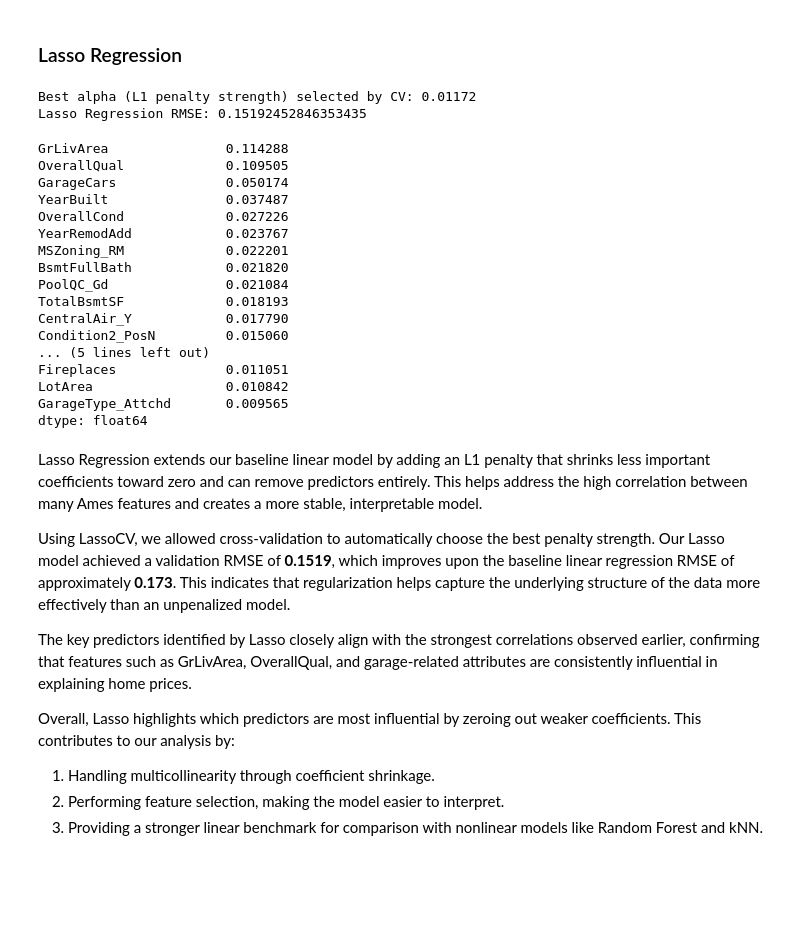
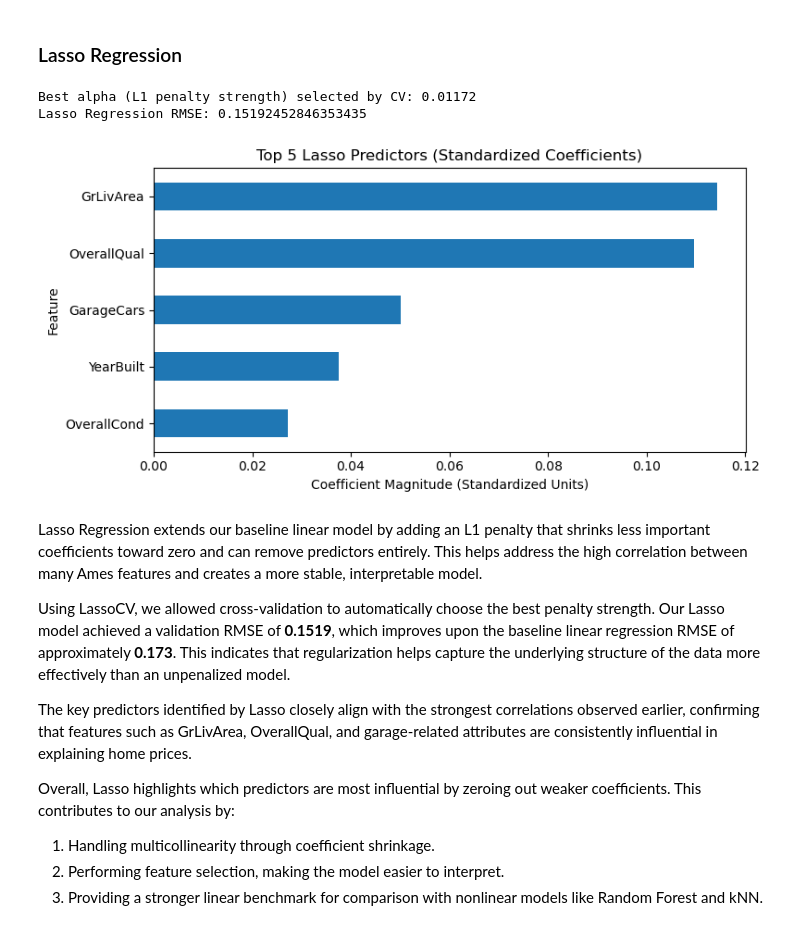
Before and after one commit to TylerDoan-0515/housing-price-prediction, a Jupyter notebook: housing_price_prediction.ipynb, the cells around one changed output. Cells and saved outputs as stored; diff of their text form; code cells hidden in the pictures; blank space fills up the shorter version.

```diff
--- a/housing_price_prediction.ipynb
+++ b/housing_price_prediction.ipynb
@@ -410,53 +402,44 @@ In this section, we extend our baseline model by exploring three additional appr
 from sklearn.linear_model import LassoCV
 from sklearn.pipeline import Pipeline
 from sklearn.preprocessing import StandardScaler
 
 alphas = np.logspace(-4, 0, 30)
 
 lasso_pipeline = Pipeline([
     ("scaler", StandardScaler()),
     ("lasso", LassoCV(alphas=alphas, cv=5, max_iter=20000, random_state=42))
 ])
 
 lasso_pipeline.fit(X_train, y_train)
 
 best_alpha = lasso_pipeline.named_steps["lasso"].alpha_
 print(f"Best alpha (L1 penalty strength) selected by CV: {best_alpha:.5f}")
 
 y_pred_lasso = lasso_pipeline.predict(X_val)
 rmse_lasso = np.sqrt(mean_squared_error(y_val, y_pred_lasso))
 print(f"Lasso Regression RMSE: {rmse_lasso}")
 
 lasso_coefs = pd.Series(
     lasso_pipeline.named_steps["lasso"].coef_,
     index=X_train.columns
 )
+nonzero_coefs = lasso_coefs[lasso_coefs != 0]
+top5 = nonzero_coefs.abs().sort_values(ascending=False).head(5)
+top5_sorted = top5.sort_values(ascending=True)
 
-nonzero_coefs = lasso_coefs[lasso_coefs != 0]
+plt.figure(figsize=(8, 4))
+top5_sorted.plot(kind="barh")
 
-top_predictors = nonzero_coefs.abs().sort_values(ascending=False).head(20)
+plt.title("Top 5 Lasso Predictors (Standardized Coefficients)")
+plt.xlabel("Coefficient Magnitude (Standardized Units)")
+plt.ylabel("Feature")
 
-top_predictors
+plt.tight_layout()
+plt.show()
 # %% [output]
 Best alpha (L1 penalty strength) selected by CV: 0.01172
 Lasso Regression RMSE: 0.15192452846353435
-GrLivArea               0.114288
-OverallQual             0.109505
-GarageCars              0.050174
-YearBuilt               0.037487
-OverallCond             0.027226
-YearRemodAdd            0.023767
-MSZoning_RM             0.022201
-BsmtFullBath            0.021820
-PoolQC_Gd               0.021084
-TotalBsmtSF             0.018193
-CentralAir_Y            0.017790
-Condition2_PosN         0.015060
-... (5 lines left out)
-Fireplaces              0.011051
-LotArea                 0.010842
-GarageType_Attchd       0.009565
-dtype: float64
+[figure, added]
 # %% [markdown]
 Lasso Regression extends our baseline linear model by adding an L1 penalty that shrinks less important coefficients toward zero and can remove predictors entirely. This helps address the high correlation between many Ames features and creates a more stable, interpretable model.
 
```
Also changed, not shown: parts of 7 cells of this notebook.
